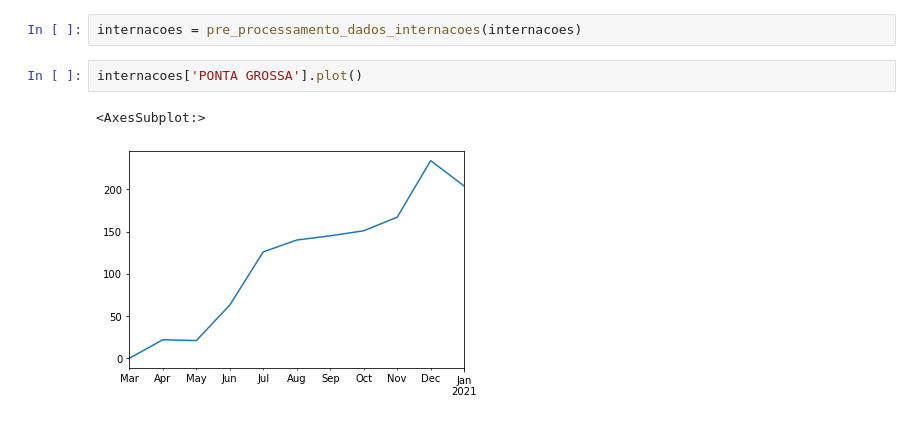
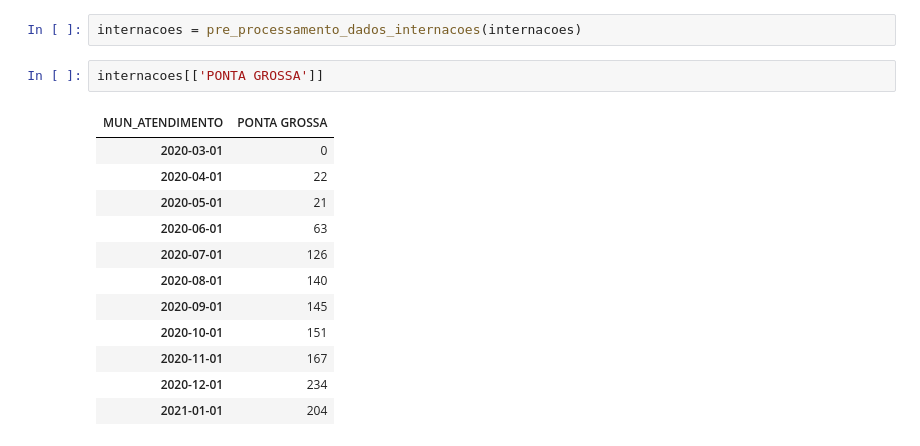
Before and after one commit to ConradBitt/covid_parana, a Jupyter notebook: notebook/Analise_COVID19_PR.ipynb, the cells around one changed output. Drawn from its saved outputs; the diff is of its cells as text.

```diff
--- a/notebook/Analise_COVID19_PR.ipynb
+++ b/notebook/Analise_COVID19_PR.ipynb
@@ -297,7 +297,17 @@ def carrega_internacoes():
 # %%
 internacoes = pre_processamento_dados_internacoes(internacoes)
 # %%
-internacoes['PONTA GROSSA'].plot()
+internacoes[['PONTA GROSSA']]
 # %% [output]
-<AxesSubplot:>
-[figure, removed]
+| MUN_ATENDIMENTO | PONTA GROSSA |
+| 2020-03-01 | 0 |
+| 2020-04-01 | 22 |
+| 2020-05-01 | 21 |
+| 2020-06-01 | 63 |
+| 2020-07-01 | 126 |
+| 2020-08-01 | 140 |
+| 2020-09-01 | 145 |
+| 2020-10-01 | 151 |
+| 2020-11-01 | 167 |
+| 2020-12-01 | 234 |
+| 2021-01-01 | 204 |
```
Also changed, not shown: parts of 6 cells of this notebook, 1 other file.
